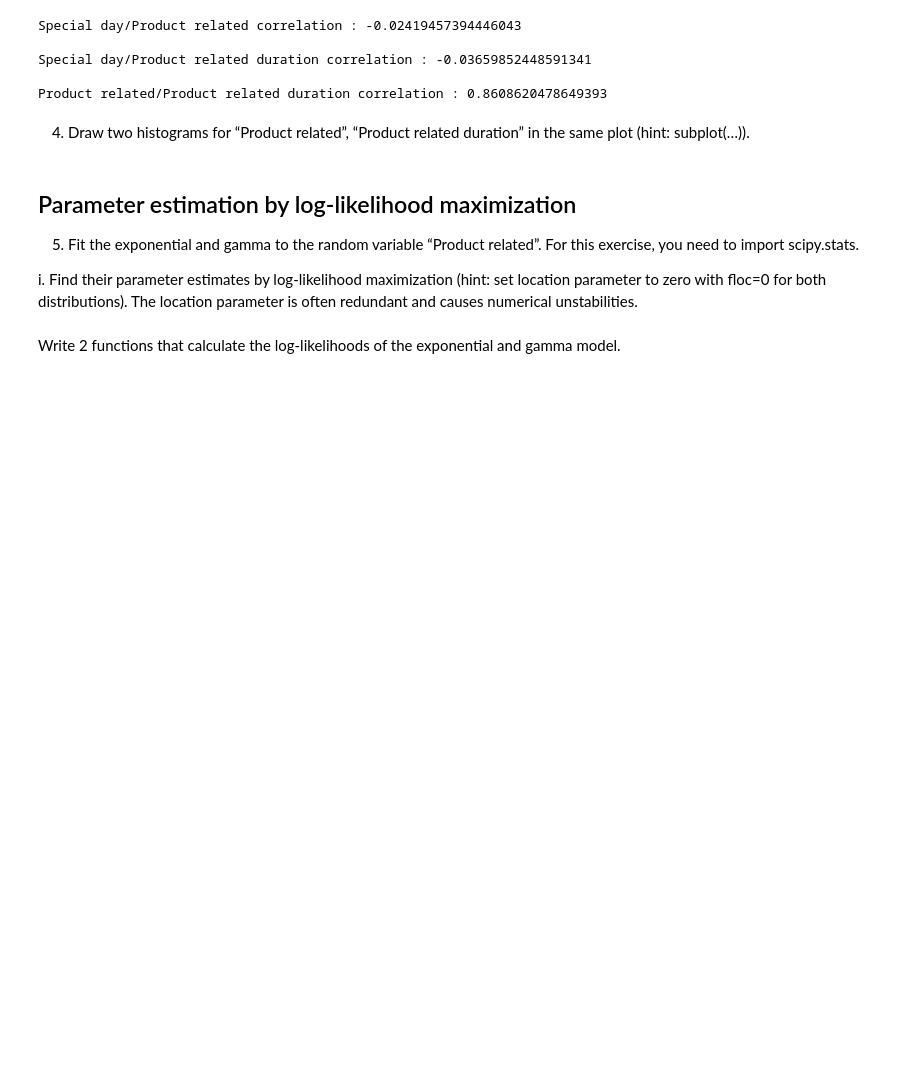
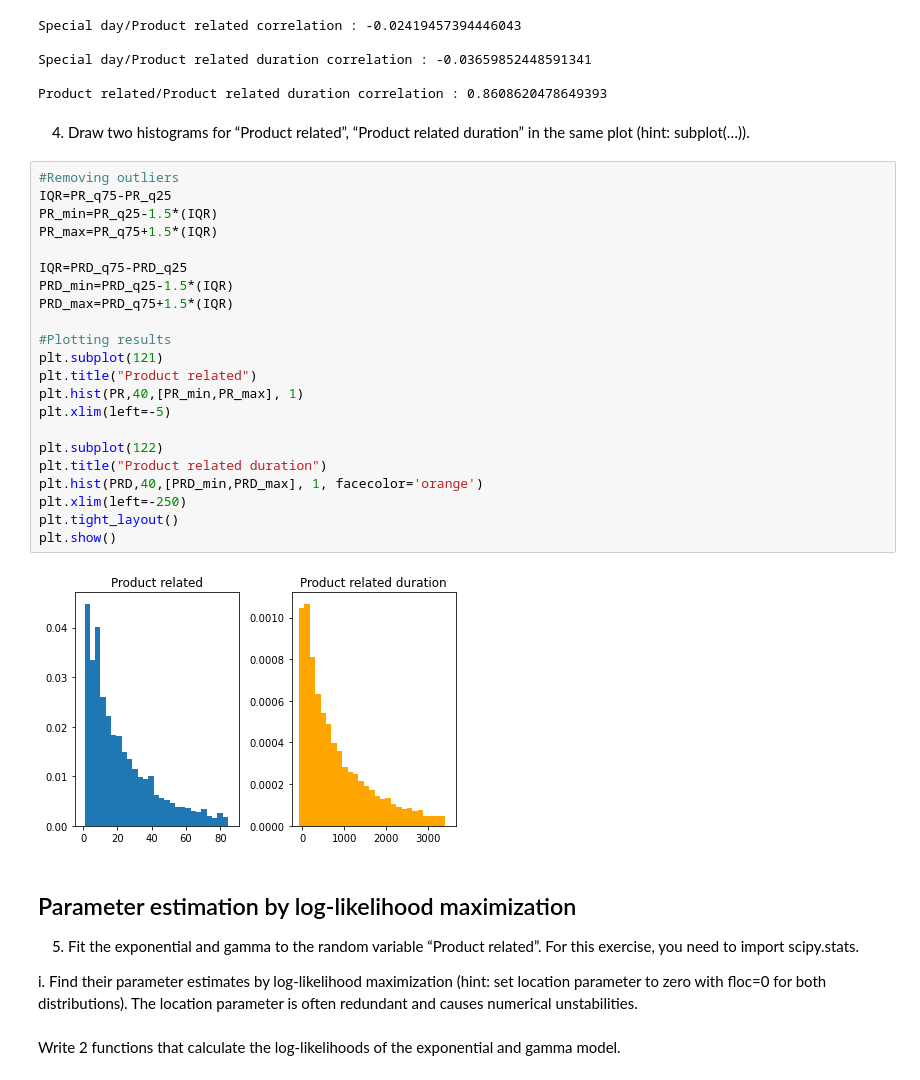
Before and after one commit to Smessens/SImonSimonHack, a Jupyter notebook: Hackathon1.ipynb, the cells around one changed output. Saved outputs shown, nothing was run; the diff lists cells and outputs as text; blank space fills up the shorter version.

```diff
--- a/Hackathon1.ipynb
+++ b/Hackathon1.ipynb
@@ -106,6 +106,30 @@ Special day/Product related duration correlation : -0.03659852448591341
 Product related/Product related duration correlation : 0.8608620478649393
 # %% [markdown]
 4)	Draw two histograms for “Product related”, “Product related duration” in the same plot (hint: subplot(…)).
+# %%
+#Removing outliers
+IQR=PR_q75-PR_q25
+PR_min=PR_q25-1.5*(IQR)
+PR_max=PR_q75+1.5*(IQR)
+
+IQR=PRD_q75-PRD_q25
+PRD_min=PRD_q25-1.5*(IQR)
+PRD_max=PRD_q75+1.5*(IQR)
+
+#Plotting results
+plt.subplot(121)
+plt.title("Product related")
+plt.hist(PR,40,[PR_min,PR_max], 1)
+plt.xlim(left=-5)
+
+plt.subplot(122)
+plt.title("Product related duration")
+plt.hist(PRD,40,[PRD_min,PRD_max], 1, facecolor='orange')
+plt.xlim(left=-250)
+plt.tight_layout()
+plt.show()
+# %% [output]
+[figure, added]
 # %% [markdown]
 ## Parameter estimation by log-likelihood maximization
 
```
